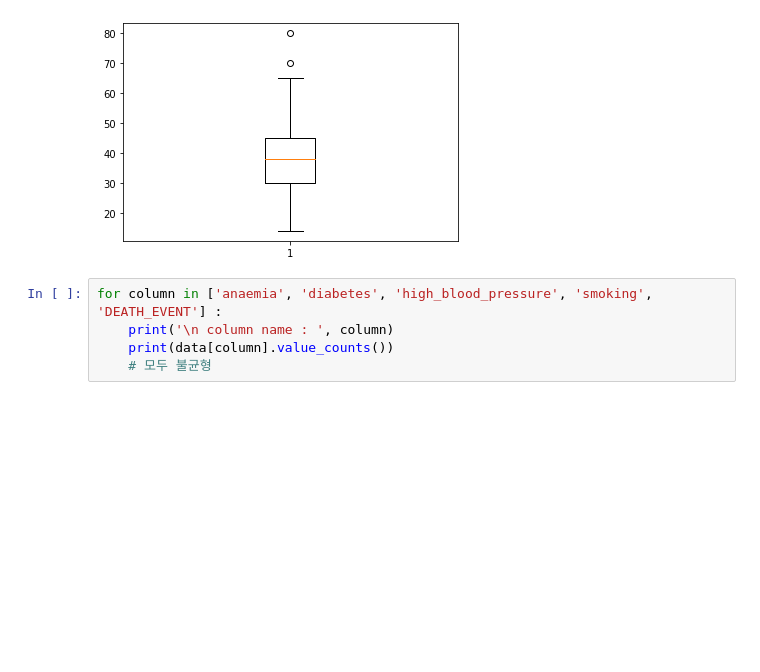
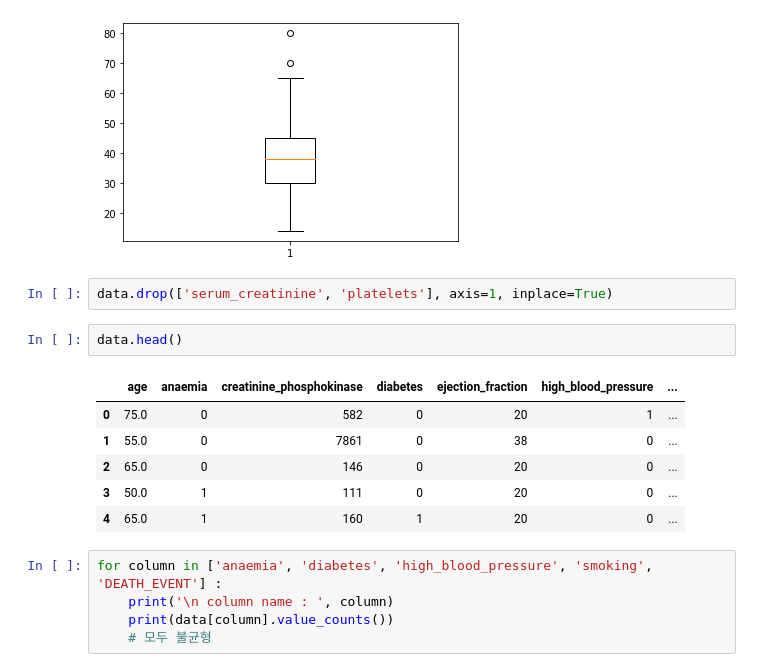
Before and after one commit to seongmin-97/MLstudy, a Jupyter notebook: 기초 다듬기/01-03주차 실습 프로젝트 - 캐글 심부전증 데이터.ipynb, the cells around one changed output. Saved outputs shown, nothing was run; the diff lists cells and outputs as text; blank space fills up the shorter version.

```diff
--- a/기초 다듬기/01-03주차 실습 프로젝트 - 캐글 심부전증 데이터.ipynb
+++ b/기초 다듬기/01-03주차 실습 프로젝트 - 캐글 심부전증 데이터.ipynb
@@ -102,6 +102,17 @@ plt.boxplot(data['ejection_fraction'])
  'fliers': [<matplotlib.lines.Line2D at 0x...>],
  'means': []}
 [figure]
+# %%
+data.drop(['serum_creatinine', 'platelets'], axis=1, inplace=True)
+# %%
+data.head()
+# %% [output]
+|  | age | anaemia | creatinine_phosphokinase | diabetes | ejection_fraction | high_blood_pressure | ... |
+| 0 | 75.0 | 0 | 582 | 0 | 20 | 1 | ... |
+| 1 | 55.0 | 0 | 7861 | 0 | 38 | 0 | ... |
+| 2 | 65.0 | 0 | 146 | 0 | 20 | 0 | ... |
+| 3 | 50.0 | 1 | 111 | 0 | 20 | 0 | ... |
+| 4 | 65.0 | 1 | 160 | 1 | 20 | 0 | ... |
 # %%
 for column in ['anaemia', 'diabetes', 'high_blood_pressure', 'smoking', 'DEATH_EVENT'] :
     print('\n column name : ', column)
```
Also changed, not shown: parts of 8 cells of this notebook.
